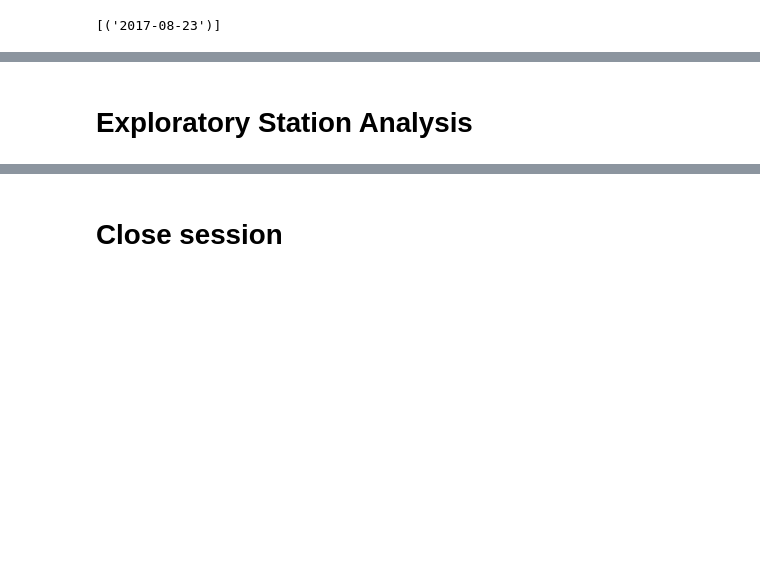
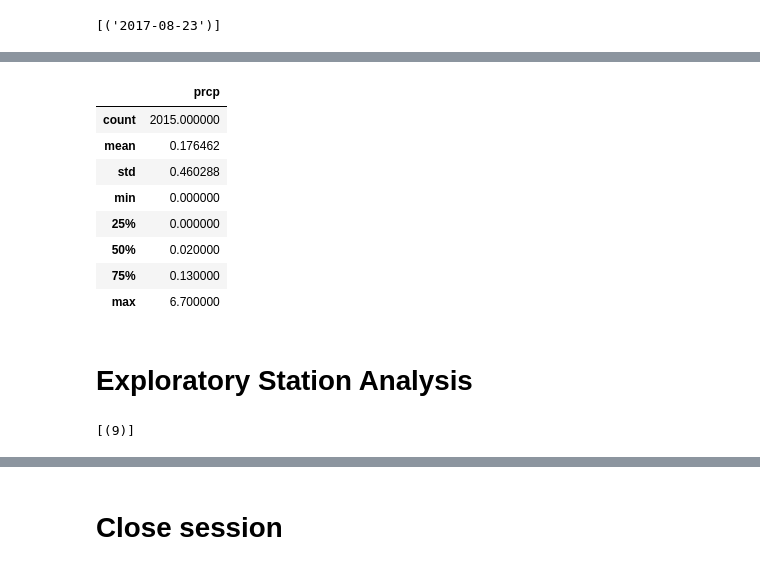
Before and after one commit to LaurenGT/Hawaii_WeatherStation_Analysis, a Jupyter notebook: climate_starter.ipynb, the cells around one changed output, grey strips where cells are left out. Saved outputs shown, nothing was run; the diff lists cells and outputs as text; code cells hidden in the pictures; blank space fills up the shorter version.

```diff
--- a/climate_starter.ipynb
+++ b/climate_starter.ipynb
@@ -111,9 +116,25 @@ plt.show()
 # %%
 # Use Pandas to calcualte the summary statistics for the precipitation data
+summ_stats = twelve_months_df.describe()
+summ_stats
+# %% [output]
+|  | prcp |
+| count | 2015.000000 |
+| mean | 0.176462 |
+| std | 0.460288 |
+| min | 0.000000 |
+| 25% | 0.000000 |
+| 50% | 0.020000 |
+| 75% | 0.130000 |
+| max | 6.700000 |
 # %% [markdown]
 # Exploratory Station Analysis
 # %%
 # Design a query to calculate the total number stations in the dataset
+total_stations = session.query(func.count(Station.id)).all()
+total_stations
+# %% [output]
+[(9)]
 # %%
 # Design a query to find the most active stations (i.e. what stations have the most rows?)
 # List the stations and the counts in descending order.
```
Also changed, not shown: parts of 6 cells of this notebook.
